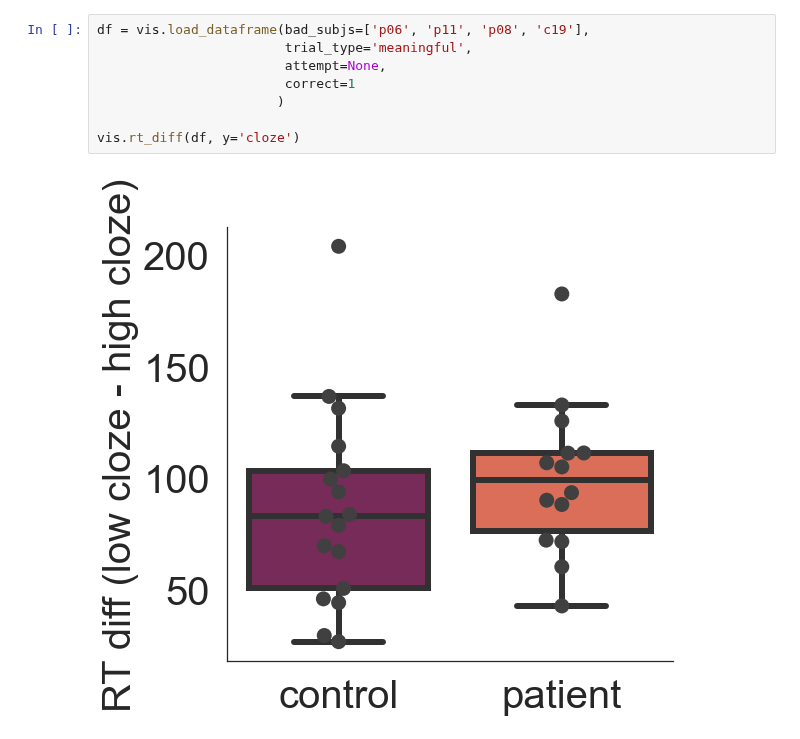
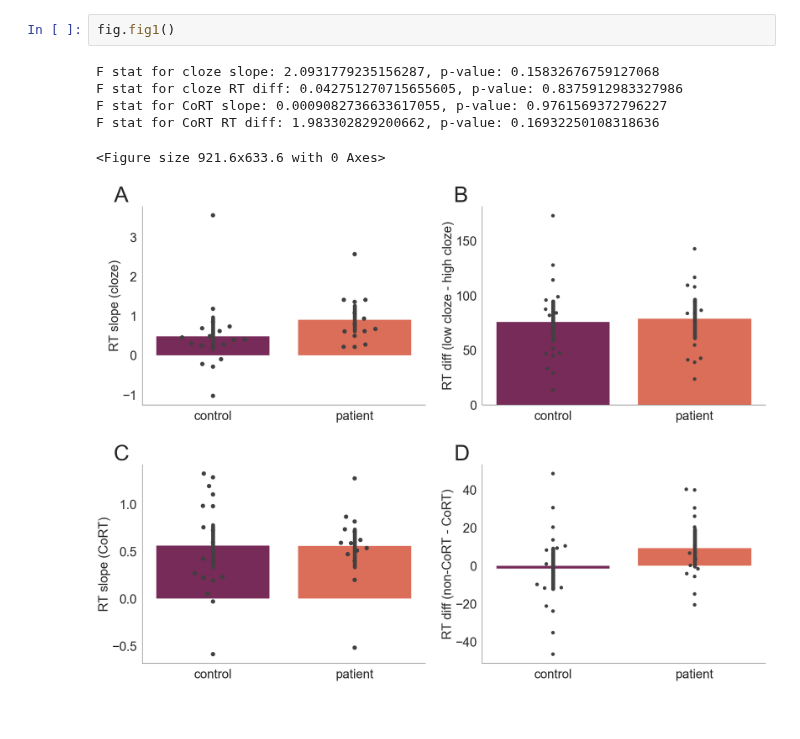
Before and after one commit to sbruinsma1/cort_language, a Jupyter notebook: notebooks/figures.ipynb, the cells around one changed output. Cells and saved outputs as stored; diff of their text form; blank space fills up the shorter version.

Commit message:
new visualization

```diff
--- a/notebooks/figures.ipynb
+++ b/notebooks/figures.ipynb
@@ -164,10 +10,9 @@ vis.rt_diff(df, y='CoRT')
-# %%
-df = vis.load_dataframe(bad_subjs=['p06', 'p11', 'p08', 'c19'],
-                        trial_type='meaningful',
-                        attempt=None,
-                        correct=1
-                       )
-
-vis.rt_diff(df, y='cloze')
-# %% [output]
-[figure, removed]
+# %%
+fig.fig1()
+# %% [output]
+F stat for cloze slope: 2.0931779235156287, p-value: 0.15832676759127068
+F stat for cloze RT diff: 0.042751270715655605, p-value: 0.8375912983327986
+F stat for CoRT slope: 0.0009082736633617055, p-value: 0.9761569372796227
+F stat for CoRT RT diff: 1.983302829200662, p-value: 0.16932250108318636
+<Figure size 921.6x633.6 with 0 Axes>
+[figure, added]
```
Also changed, not shown: parts of 17 cells of this notebook, 18 other files.
